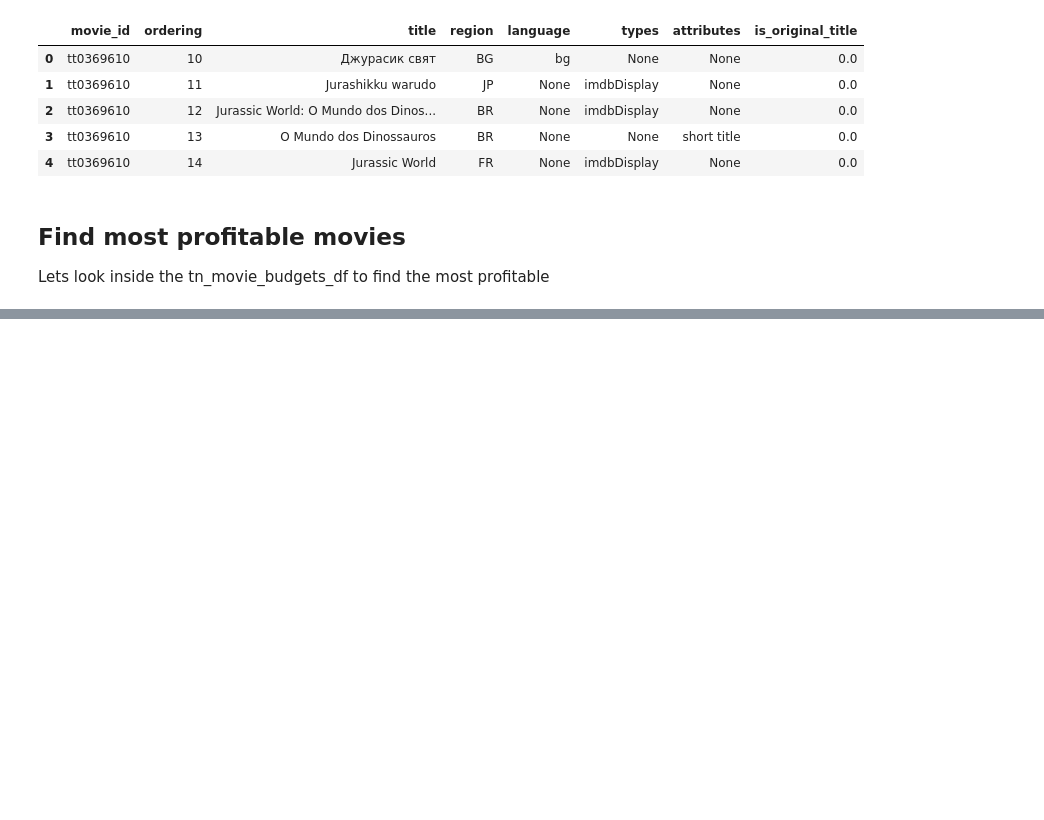
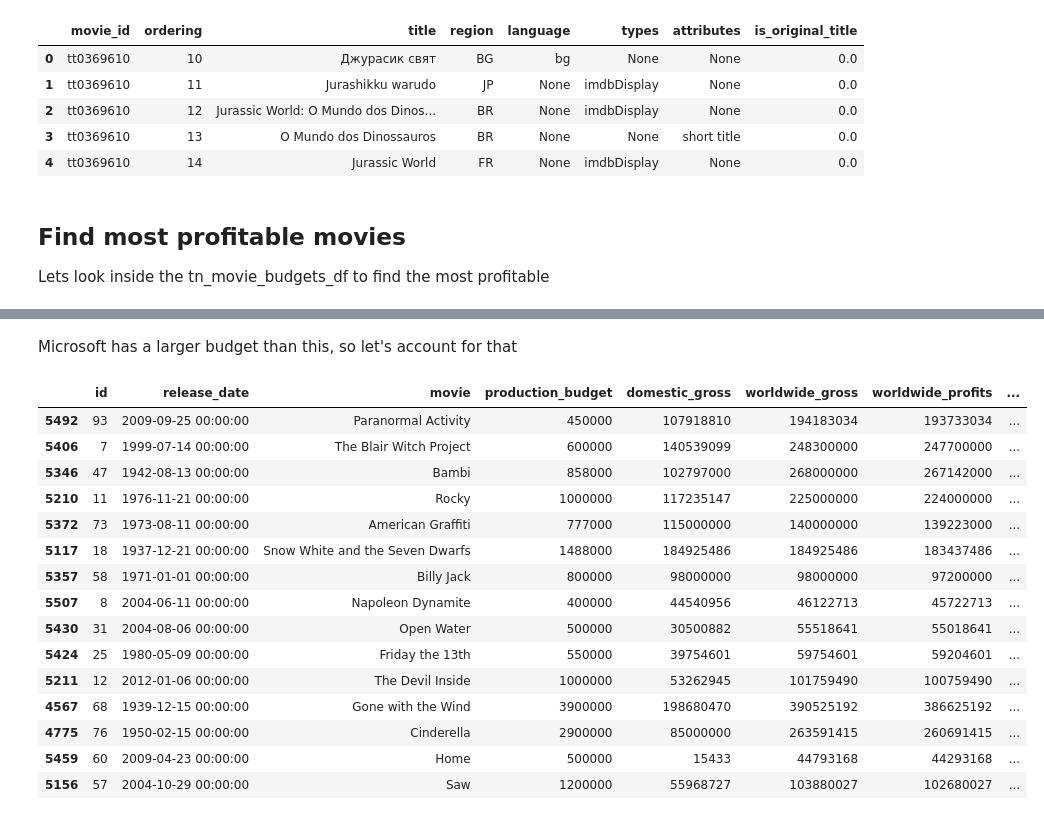
Before and after one commit to DanlBradley/dsc-phase-1-project-v2-3, a Jupyter notebook: alex.ipynb, the cells around one changed output, grey strips where cells are left out. Cells and saved outputs as stored; diff of their text form; code cells hidden in the pictures; blank space fills up the shorter version.

```diff
--- a/alex.ipynb
+++ b/alex.ipynb
@@ -208,0 +241,3 @@ tn_movie_budgets_db.sort_values('worldwide_profits', ascending= False)
+# %%
+eighties_dollars_df['DATE'] = eighties_dollars_df['DATE'].map(lambda x: str(pd.to_datetime(x)))
+tn_movie_budgets_db['release_date'] = tn_movie_budgets_db['release_date'].map(lambda x: str(pd.to_datetime(x)))
@@ -208,0 +276,4 @@ tn_movie_budgets_db.sort_values('worldwide_profits', ascending= False)
+# %%
+tn_unflated_db = tn_movie_budgets_db
+
+tn_unflated_db['ratio'] = tn_unflated_db['worldwide_gross'] / tn_unflated_db['production_budget']
@@ -208,0 +289,21 @@ tn_movie_budgets_db.sort_values('worldwide_profits', ascending= False)
+# %% [markdown]
+Microsoft has a larger budget than this, so let's account for that
+# %%
+tn_unflated_db.loc[tn_unflated_db['production_budget'] >= 400000].sort_values('ratio', ascending = False).head(15)
+# %% [output]
+|  | id | release_date | movie | production_budget | domestic_gross | worldwide_gross | worldwide_profits | ... |
+| 5492 | 93 | 2009-09-25 00:00:00 | Paranormal Activity | 450000 | 107918810 | 194183034 | 193733034 | ... |
+| 5406 | 7 | 1999-07-14 00:00:00 | The Blair Witch Project | 600000 | 140539099 | 248300000 | 247700000 | ... |
+| 5346 | 47 | 1942-08-13 00:00:00 | Bambi | 858000 | 102797000 | 268000000 | 267142000 | ... |
+| 5210 | 11 | 1976-11-21 00:00:00 | Rocky | 1000000 | 117235147 | 225000000 | 224000000 | ... |
+| 5372 | 73 | 1973-08-11 00:00:00 | American Graffiti | 777000 | 115000000 | 140000000 | 139223000 | ... |
+| 5117 | 18 | 1937-12-21 00:00:00 | Snow White and the Seven Dwarfs | 1488000 | 184925486 | 184925486 | 183437486 | ... |
+| 5357 | 58 | 1971-01-01 00:00:00 | Billy Jack | 800000 | 98000000 | 98000000 | 97200000 | ... |
+| 5507 | 8 | 2004-06-11 00:00:00 | Napoleon Dynamite | 400000 | 44540956 | 46122713 | 45722713 | ... |
+| 5430 | 31 | 2004-08-06 00:00:00 | Open Water | 500000 | 30500882 | 55518641 | 55018641 | ... |
+| 5424 | 25 | 1980-05-09 00:00:00 | Friday the 13th | 550000 | 39754601 | 59754601 | 59204601 | ... |
+| 5211 | 12 | 2012-01-06 00:00:00 | The Devil Inside | 1000000 | 53262945 | 101759490 | 100759490 | ... |
+| 4567 | 68 | 1939-12-15 00:00:00 | Gone with the Wind | 3900000 | 198680470 | 390525192 | 386625192 | ... |
+| 4775 | 76 | 1950-02-15 00:00:00 | Cinderella | 2900000 | 85000000 | 263591415 | 260691415 | ... |
+| 5459 | 60 | 2009-04-23 00:00:00 | Home | 500000 | 15433 | 44793168 | 44293168 | ... |
+| 5156 | 57 | 2004-10-29 00:00:00 | Saw | 1200000 | 55968727 | 103880027 | 102680027 | ... |
```
Also changed, not shown: parts of 22 cells of this notebook, 1 other file.
